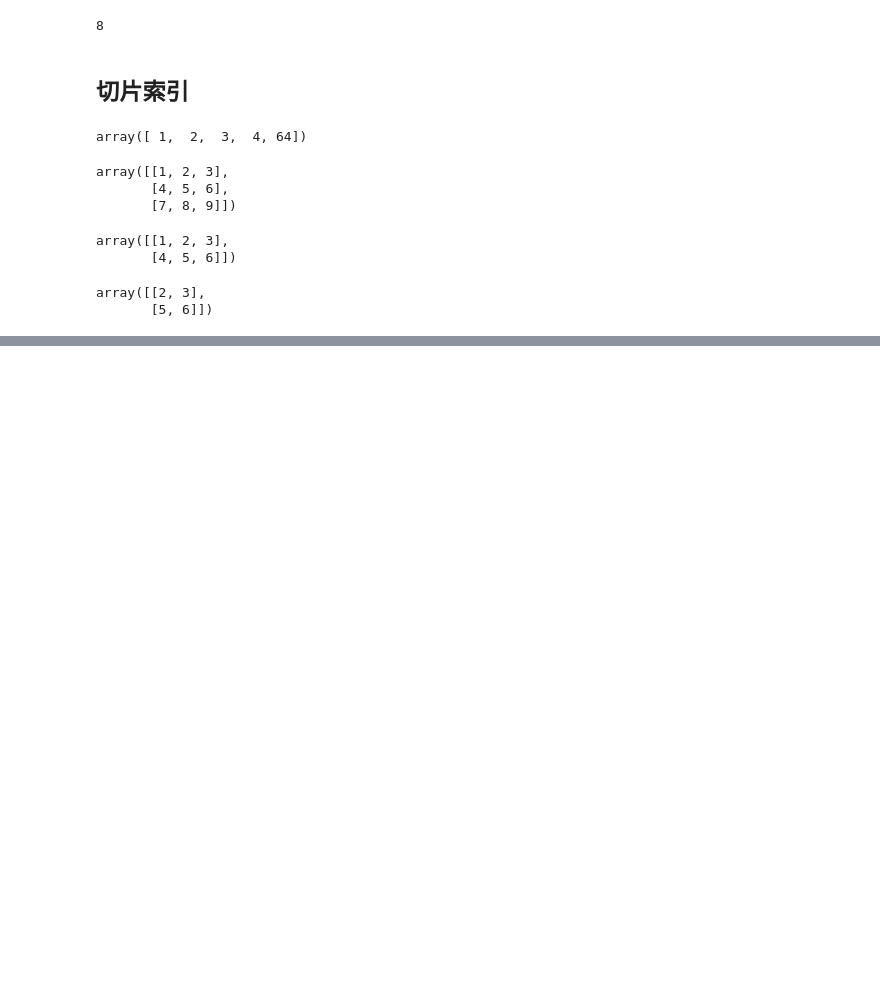
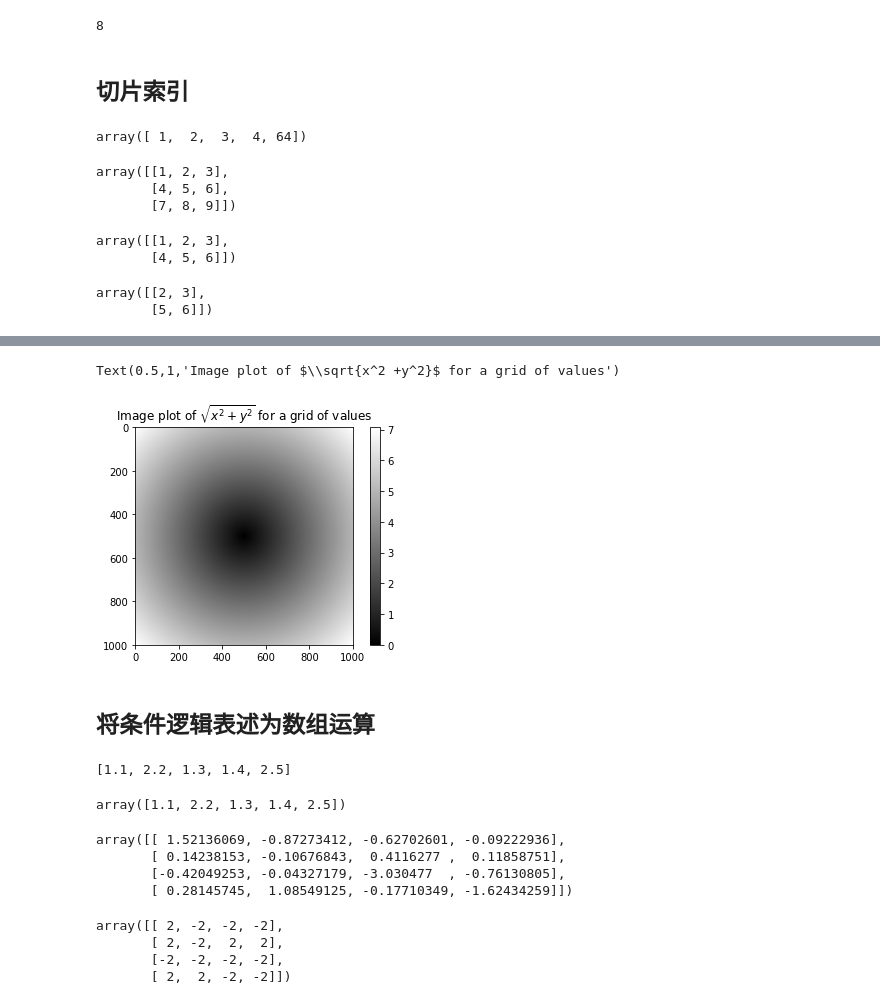
Before and after one commit to wxplmm/NumPyExercise, a Jupyter notebook: TheBaseOfNumPy.ipynb, the cells around one changed output, grey strips where cells are left out. Drawn from its saved outputs; the diff is of its cells as text; code cells hidden in the pictures; blank space fills up the shorter version.

```diff
--- a/TheBaseOfNumPy.ipynb
+++ b/TheBaseOfNumPy.ipynb
@@ -173,0 +344,5 @@ array([[2, 3],
+# %%
+points = np.arange(-5,5,0.01)
+# %%
+xs,ys = np.meshgrid(points,points)# 接受两个一维数组，并产生两个二维矩阵
+ys
@@ -173,0 +357,5 @@ array([[2, 3],
+# %%
+import matplotlib.pyplot as plt
+
+z = np.sqrt(xs**2 +ys**2)
+z
@@ -173,0 +376,38 @@ array([[2, 3],
+# %%
+plt.imshow(z,cmap=plt.cm.gray)
+plt.colorbar()
+plt.title('Image plot of $\sqrt{x^2 +y^2}$ for a grid of values')
+# %% [output]
+Text(0.5,1,'Image plot of $\\sqrt{x^2 +y^2}$ for a grid of values')
+[figure, added]
+# %% [markdown]
+## 将条件逻辑表述为数组运算
+# %%
+xarr = np.array([1.1,1.2,1.3,1.4,1.5])
+yarr = np.array([2.1,2.2,2.3,2.4,2.5])
+cond = np.array([True,False,True,True,False])
+
+result = [(x if c else y) for x,y,c in zip(xarr,yarr,cond)]
+result
+# %% [output]
+[1.1, 2.2, 1.3, 1.4, 2.5]
+# %%
+result = np.where(cond,xarr,yarr)
+result
+# %% [output]
+array([1.1, 2.2, 1.3, 1.4, 2.5])
+# %%
+arr = np.random.randn(4,4)
+arr
+# %% [output]
+array([[ 1.52136069, -0.87273412, -0.62702601, -0.09222936],
+       [ 0.14238153, -0.10676843,  0.4116277 ,  0.11858751],
+       [-0.42049253, -0.04327179, -3.030477  , -0.76130805],
+       [ 0.28145745,  1.08549125, -0.17710349, -1.62434259]])
+# %%
+np.where(arr>0,2,-2)
+# %% [output]
+array([[ 2, -2, -2, -2],
+       [ 2, -2,  2,  2],
+       [-2, -2, -2, -2],
+       [ 2,  2, -2, -2]])
```
Also changed, not shown: parts of 49 cells of this notebook, 1 other file.
